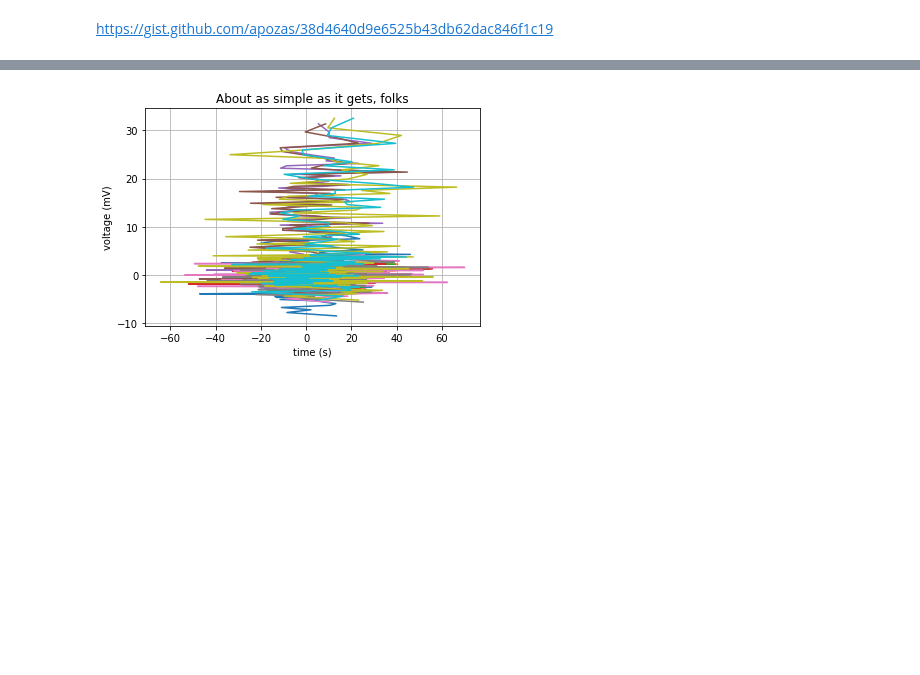
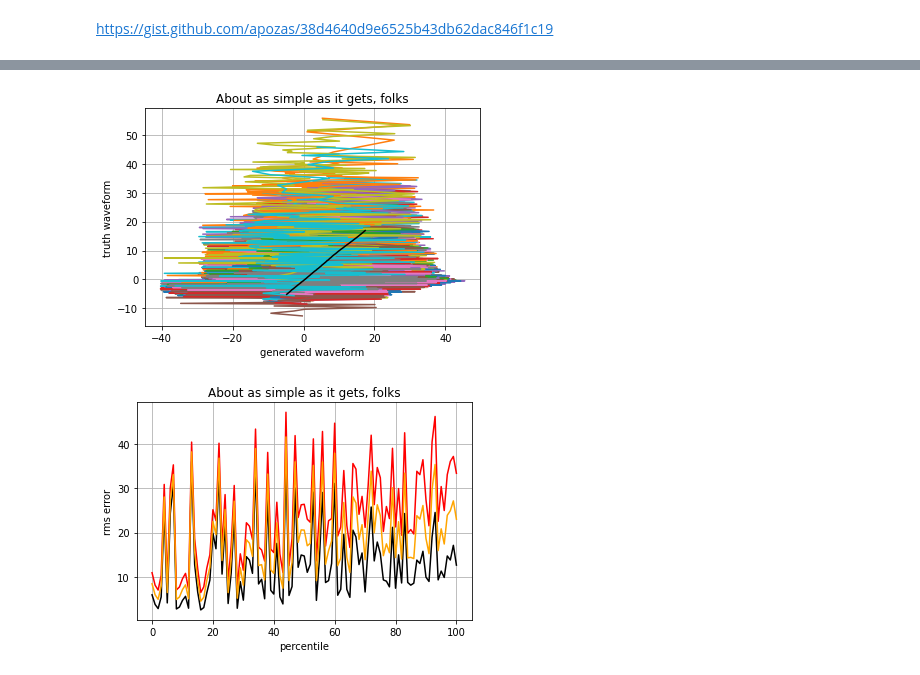
Before and after one commit to seismosmsr/machine_learning, a Jupyter notebook: revised_conditional_gan.ipynb, the cells around one changed output, grey strips where cells are left out. Drawn from its saved outputs; the diff is of its cells as text; code cells hidden in the pictures; blank space fills up the shorter version.

```diff
--- a/revised_conditional_gan.ipynb
+++ b/revised_conditional_gan.ipynb
@@ -590,13 +107,0 @@ _________________________________________________________________
-# %%
-for i in range(3):
-  (x_train, y_train) = generate_real_samples(500000,filename = '/content/sample_train.csv')
-  (x_test, y_test) = generate_real_samples(20000,filename = '/content/sample_test.csv')
-
-
-  dataset_train = tf.data.Dataset.from_tensor_slices((y_train,x_train))
-  dataset_train = dataset_train.shuffle(buffer_size=1024).batch(batch_size)
-
-  dataset_test = tf.data.Dataset.from_tensor_slices((y_test,x_test))
-  dataset_test = dataset_test.shuffle(buffer_size=1024).batch(batch_size)
-
-  model.fit(dataset_train,validation_data =dataset_test , epochs=10)
@@ -946,5 +482,6 @@ def disc(image_dim, label_dim, layer_dim=1024, reg=lambda: l1_l2(1e-5, 1e-5)):
 # %%
-def gen(noise_dim, label_dim, image_dim, layer_dim=1024, activ='tanh', reg=lambda: l1_l2(1e-5, 1e-5)):
+#Original generator
+def gen(noise_dim, label_dim, image_dim, layer_dim=4096, activ='tanh', reg=lambda: l1_l2(1e-5, 1e-5)):
     '''Generator network'''
     z      = (Input(shape=(noise_dim,), name='generator_input'))
     label  = (Input(shape=(label_dim,), name='generator_label'))
@@ -994,7 +548,7 @@ def make_trainable(net, val):
 # x_train = (x_train - 127.5) / 127.5
 # l_train = to_categorical(l_train)
 # %%
-(real_labels_sample, real_pixels_sample) = generate_real_samples(200000,filename = '/content/sample_train.csv')
+# (real_labels_sample, real_pixels_sample, real_waveform_labels) = generate_real_samples(200000,filename = '/content/sample_train.csv')
 # %%
 # real_pixels_sample[0]
 # %%
@@ -1028,7 +564,7 @@ array([0.35894117, 0.36172548, 0.36392158, 0.36580393, 0.36756864,
 # Parameter choice
 # ------------------------------------------------------------------------------
 # Dimension of noise to be fed to the generator
-noise_dim = 512
+noise_dim = 64
 # Dimension of images generated
 image_dim = 101
 # Dimension of labels
@@ -1131,27 +653,57 @@ generated_images = generator.predict([noise_batch, label_batch])
 # %%
 # ------------------------------------------------------------------------------
 # Plotting
 # ------------------------------------------------------------------------------
 # plt.figure(figsize=(20, 2))
 # # print(label_dim)
 # for i in range(len(generated_images[0])):
 #     im =generated_images[0][i].reshape(28,28)
 #     plt.subplot(1, label_dim, i+1)
 #     plt.axis('off')
 #     plt.imshow(im, cmap='Greys_r')
 # plt.show()
+import random
+batch       = [random.randint(0,len(x_train)) for i in range(100)]
+image_batch = x_train[batch]
+label_batch = l_train[batch]
+
+
+noise_batch      = np.random.normal(0, 1, (len(batch), noise_dim))    # Trick 3
+generated_images = generator.predict([noise_batch, label_batch])
+# print(generated_images)
+err_vec = ((np.array(generated_images[0])*255 - 100)-(np.array(image_batch)*255 - 100))
+rse_vec = np.sqrt(err_vec**2)
+std_vec = np.std(rse_vec,axis = 0)
+mean_err_vec = np.mean(rse_vec,axis=0)
+
+mean_label_vec = (np.mean(real_labels,axis=0))
+mean_pred_vec = (np.mean(p_test,axis=0))
 
 
 fig, ax = plt.subplots()
 # m = 21
+
 for i in range(len(generated_images[0])):
   ax.plot(generated_images[0][i]*255-100, image_batch[i]*255-100,label=i)
-
-ax.set(xlabel='time (s)', ylabel='voltage (mV)',
+ax.plot(mean_pred_vec*255 - 100,mean_label_vec*255 - 100,color='black')
+ax.set(xlabel='generated waveform', ylabel='truth waveform',
        title='About as simple as it gets, folks')
 ax.grid()
 
 # fig.savefig("test.png")
 plt.show()
+
+
+fig, ax = plt.subplots()
+# ax.plot(mean_label_vec,mean_err_vec,color='black')
+ax.plot(range(101),mean_err_vec,color='black')
+ax.plot(range(101),mean_err_vec+std_vec*2,color='red')
+ax.plot(range(101),mean_err_vec+std_vec,color='orange')
+ax.set(xlabel='percentile', ylabel='rms error',
+       title='About as simple as it gets, folks')
+ax.grid()
+
+plt.show()
 # %% [output]
-[figure, old version]
+[figure, new version]
+[figure, added]
```
Also changed, not shown: parts of 58 cells of this notebook.
